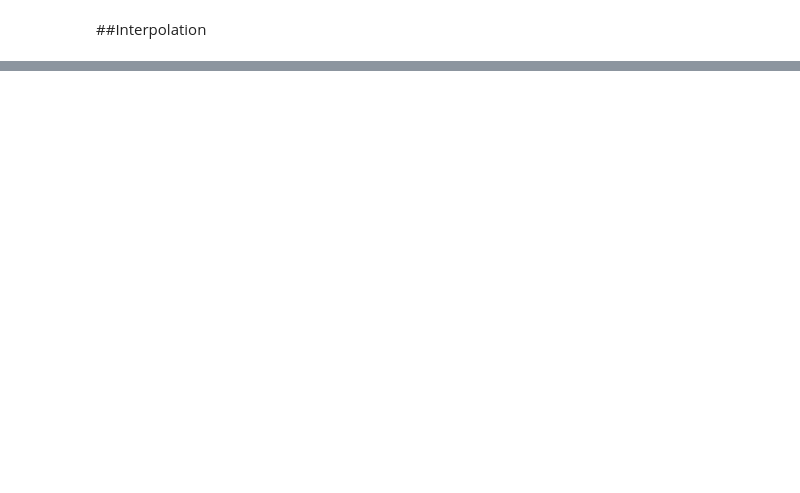
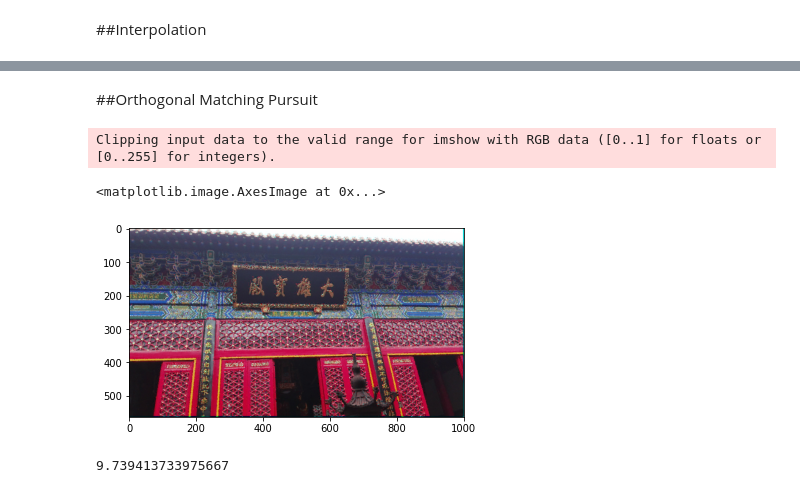
Before and after one commit to Mittra19/Image_Restoration, a Jupyter notebook: Image_Restoration.ipynb, the cells around one changed output, grey strips where cells are left out. Cells and saved outputs as stored; diff of their text form; code cells hidden in the pictures; blank space fills up the shorter version.

```diff
--- a/Image_Restoration.ipynb
+++ b/Image_Restoration.ipynb
@@ -362,8 +402,10 @@ def OMP_Inpainting(D, X, Mask, sigma, rc_min, n_nonzero_coeff):
   n, P = X.shape
   n, K = D.shape
   temp = np.zeros((K, P))
+  print("Data shape: "+str(X.shape))
+  print("Dict shape: "+str(D.shape))
   for i in range(P):
-    Mpos = np.argwhere(Mask[:, i]!=0)
+    Mpos = np.argwhere(Mask[:, i]==0)
     Mpos = Mpos.reshape(1, Mpos.shape[0])[0]
     Dict = D[Mpos, :]
     div = np.sqrt(np.diag(np.dot(Dict.T, Dict)))
@@ -379,6 +421,7 @@ def OMP_Inpainting(D, X, Mask, sigma, rc_min, n_nonzero_coeff):
     j = 0
     rc_max = 99999
     threshold = np.linalg.norm(x)*sigma
+
     while np.linalg.norm(residual)>threshold and rc_max>rc_min and len(a)<n_nonzero_coeff:
 
       proj= np.matmul(Dict.T,residual)
@@ -390,11 +433,15 @@ def OMP_Inpainting(D, X, Mask, sigma, rc_min, n_nonzero_coeff):
         DDD = DDD.reshape(DDD.shape[0]*DDD.shape[1], DDD.shape[2])
       else:
         DDD = np.concatenate((DDD, Dict[:, pos]), axis=1)
+
       a = np.matmul(scipy.linalg.pinv2(DDD),x)
+
       residual = x - np.matmul(DDD,a)
       j = j+1
+
     temp[indx, i] = a
     temp[:, i] = np.multiply(W, temp[:, i])
+
   return temp
 # %%
 image, h, w, dims = image_read("/content/drive/MyDrive/Colab Notebooks/kSVD/Test_Fig2_Missing.png")
@@ -434,0 +481,40 @@ Clipping input data to the valid range for imshow with RGB data ([0..1] for floa
+# %% [markdown]
+##Orthogonal Matching Pursuit
+# %%
+K =  256 #No of atoms in the dictionary
+bb = 8 #block size
+blkMask = extract_image_patches(image=mask.reshape(mask.shape[0], mask.shape[1], 1), bb=8, overlap=3)
+img_inpaint = np.zeros((image.shape))
+img_inpaint[:, :, 1] = Interpolation(image[:, :, 1], mask, dims)
+img_inpaint[:, :, 2] = Interpolation(image[:, :, 2], mask, dims)
+
+IMin0 = image[:, :, 0]
+DCT = np.zeros((bb, int(np.sqrt(K))))
+for k in range(int(np.sqrt(K))-1):
+  V = np.cos(np.linspace(0,bb-1, bb).T*k*np.pi/int(np.sqrt(K)))
+  if k>0:
+    V=V-np.mean(V)
+  DCT[:, k+1] = V/np.linalg.norm(V)
+DCT = np.kron(DCT, DCT)
+
+blkMatrix = extract_image_patches(image=IMin0.reshape(IMin0.shape[0], IMin0.shape[1], 1), bb=8, overlap=3)
+sigma = 0.001;
+rc_min = 0.01;
+max_coeff = 10;
+#print("DCT shape: "+str(DCT.shape))
+# %%
+Coeff = OMP_Inpainting(DCT, blkMatrix.T, blkMask.T, sigma, rc_min, max_coeff)
+# %%
+img_n = extract_image_from_patches(np.dot(DCT, Coeff).T, bb, 3, IMin0.reshape(IMin0.shape[0], IMin0.shape[1], 1))
+img_n = img_n.reshape(img_n.shape[0], img_n.shape[1])
+img_inpaint[:, :, 0] = img_n
+img_out = img_inpaint[:image.shape[0], :image.shape[1], : ]
+plt.imshow(img_out)
+# %% [output]
+Clipping input data to the valid range for imshow with RGB data ([0..1] for floats or [0..255] for integers).
+<matplotlib.image.AxesImage at 0x...>
+[figure, added]
+# %%
+average_cardinality(Coeff)
+# %% [output]
+9.739413733975667
```
Also changed, not shown: parts of 13 cells of this notebook.
